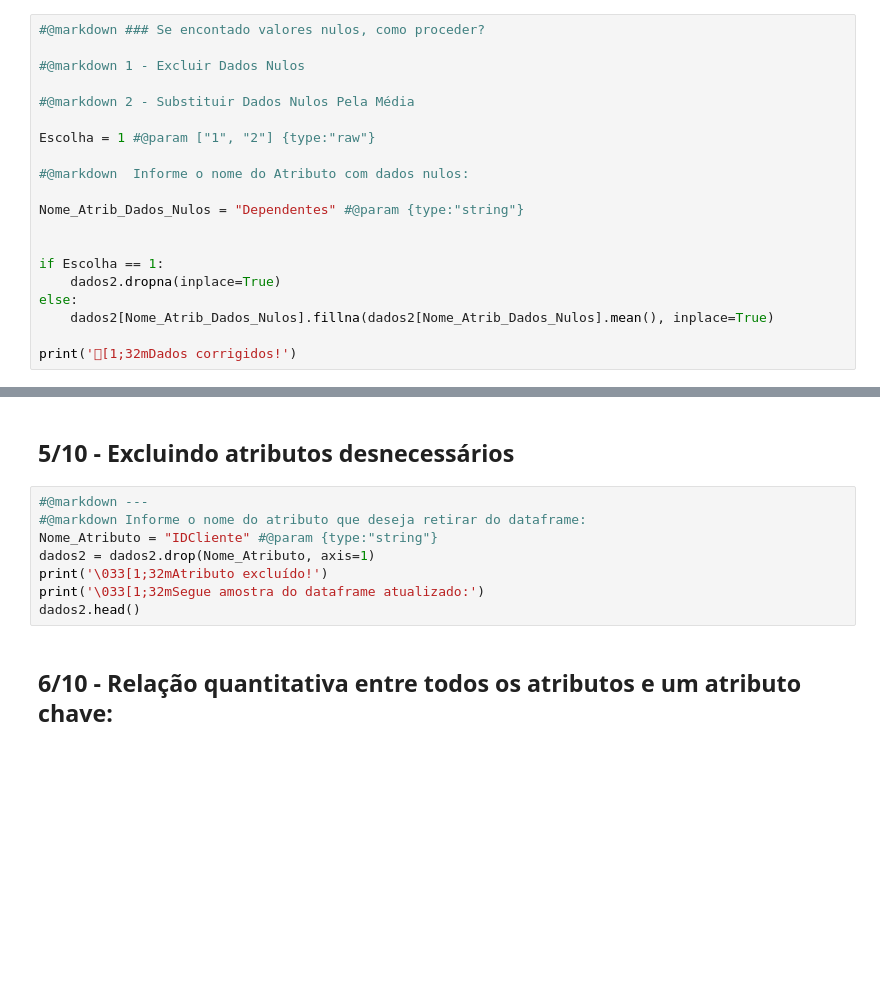
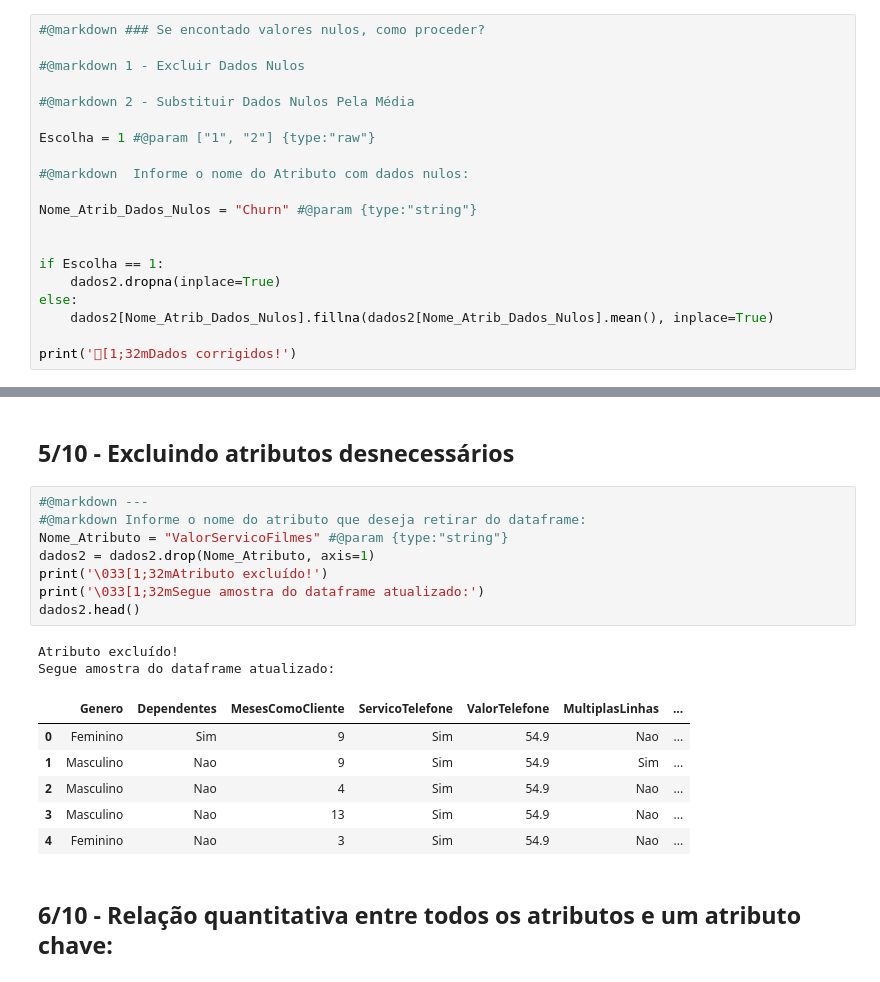
Before and after one commit to mauricionoronha/classificador_generico_simplificado, a Jupyter notebook: ml_classificacao_simplificada.ipynb, the cells around one changed output, grey strips where cells are left out. Saved outputs shown, nothing was run; the diff lists cells and outputs as text; blank space fills up the shorter version.

```diff
--- a/ml_classificacao_simplificada.ipynb
+++ b/ml_classificacao_simplificada.ipynb
@@ -68,7 +113,7 @@ Escolha = 1 #@param ["1", "2"] {type:"raw"}
 
 #@markdown  Informe o nome do Atributo com dados nulos:
 
-Nome_Atrib_Dados_Nulos = "Dependentes" #@param {type:"string"}
+Nome_Atrib_Dados_Nulos = "Churn" #@param {type:"string"}
 
 
 if Escolha == 1:
@@ -115,11 +162,20 @@
 # %%
 #@markdown ---
 #@markdown Informe o nome do atributo que deseja retirar do dataframe:
-Nome_Atributo = "IDCliente" #@param {type:"string"}
+Nome_Atributo = "ValorServicoFilmes" #@param {type:"string"}
 dados2 = dados2.drop(Nome_Atributo, axis=1)
 print('\033[1;32mAtributo excluído!')
 print('\033[1;32mSegue amostra do dataframe atualizado:')
 dados2.head()
+# %% [output]
+Atributo excluído!
+Segue amostra do dataframe atualizado:
+|  | Genero | Dependentes | MesesComoCliente | ServicoTelefone | ValorTelefone | MultiplasLinhas | ... |
+| 0 | Feminino | Sim | 9 | Sim | 54.9 | Nao | ... |
+| 1 | Masculino | Nao | 9 | Sim | 54.9 | Sim | ... |
+| 2 | Masculino | Nao | 4 | Sim | 54.9 | Nao | ... |
+| 3 | Masculino | Nao | 13 | Sim | 54.9 | Nao | ... |
+| 4 | Feminino | Nao | 3 | Sim | 54.9 | Nao | ... |
 # %% [markdown]
 ## 6/10 - Relação quantitativa entre todos os atributos e um atributo chave:
 # %%
```
Also changed, not shown: parts of 12 cells of this notebook.
